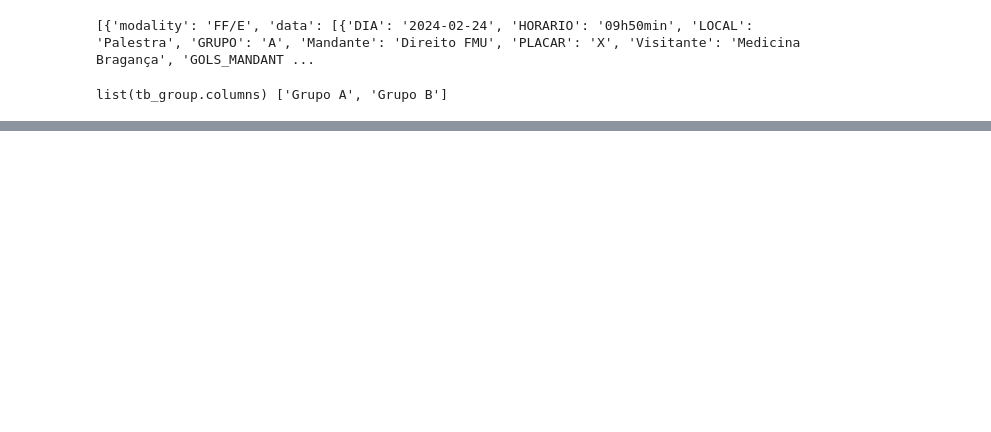
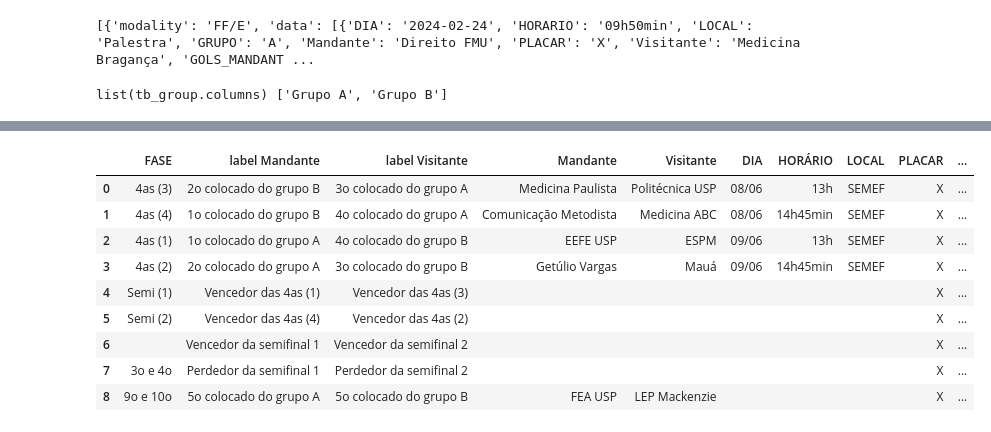
Before and after one commit to Vini9-9/NDU, a Jupyter notebook: teste.ipynb, the cells around one changed output, grey strips where cells are left out. Cells and saved outputs as stored; diff of their text form; code cells hidden in the pictures; blank space fills up the shorter version.

```diff
--- a/teste.ipynb
+++ b/teste.ipynb
@@ -132,0 +428,99 @@ list(tb_group.columns) ['Grupo A', 'Grupo B']
+# %%
+import pandas as pd
+import uuid
+
+def generate_game_id():
+    """Gera um ID único para um jogo."""
+    return str(uuid.uuid4())
+
+def corrigir_label(df_games):
+    """Corrige os rótulos das equipes."""
+    correction_label = {
+        'Vencedor d as 4as (4)': 'Vencedor das 4as (4)',
+        'Vencedor d as 4as (3)': 'Vencedor das 4as (3)',
+        'Vencedor d as 4as (2)': 'Vencedor das 4as (2)',
+        'Vencedor d as 4as (1)': 'Vencedor das 4as (1)',
+    }
+    # Função de validação e correção
+    def correct_label(label):
+        return correction_label.get(label.strip(), label.strip())
+
+    df_games['label Mandante'] = df_games['label Mandante'].apply(correct_label)
+    df_games['label Visitante'] = df_games['label Visitante'].apply(correct_label)
+    return df_games
+
+def corrigir_fase(df_games):
+    """Corrige as fases dos jogos."""
+    correction_label = {
+        '4a s (1)': '4as (1)',
+        '4a s (2)': '4as (2)',
+        '4a s (3)': '4as (3)',
+        '4a s (4)': '4as (4)',
+        'Sem i (1)': 'Semi (1)',
+        'Sem i (2)': 'Semi (2)',
+    }
+    # Função de validação e correção
+    def correct_fase(label):
+        return correction_label.get(label.strip(), label.strip())
+
+    df_games['FASE'] = df_games['FASE'].apply(correct_fase)
+    return df_games
+
+def generate_playoff_games(tables):
+    """Gera uma tabela de jogos a partir dos dados fornecidos."""
+
+    df = pd.DataFrame(tables)
+    # Lista para armazenar as novas linhas
+    new_rows = []
+
+    # Iterar sobre o DataFrame em blocos de 3 linhas
+    for i in range(0, len(df), 3):
+        row1 = df.iloc[i]
+        row2 = df.iloc[i+1]
+        row3 = df.iloc[i+2]
+
+        # Criar uma nova linha combinando as colunas especificadas
+        new_row = {
+            'FASE': (row1['FASE'] if pd.notna(row1['FASE']) else '') + ' ' + (row3['FASE'] if pd.notna(row3['FASE']) else ''),
+            'label Mandante': (row1['EQUIPE Mandante'].strip() if pd.notna(row1['EQUIPE Mandante']) else ''),
+            'label Visitante': (row1['EQUIPE Visitante'].strip() if pd.notna(row1['EQUIPE Visitante']) else ''),
+            'EQUIPE Mandante': (row3['EQUIPE Mandante'] if pd.notna(row3['EQUIPE Mandante']) else ''),
+            'EQUIPE Visitante': (row3['EQUIPE Visitante'] if pd.notna(row3['EQUIPE Visitante']) else ''),
+            'DIA': row2['DIA'] if pd.notna(row2['DIA']) else '',
+            'HORARIO': row2['HORÁRIO'] if pd.notna(row2['HORÁRIO']) else '',
+            'LOCAL': row2['LOCAL'] if pd.notna(row2['LOCAL']) else '',
+            'PLACAR': row2['PLACAR'] if pd.notna(row2['PLACAR']) else ''
+        }
+
+        new_row['SIMULADOR'] = False
+
+        # Adicionar a nova linha à lista
+        new_rows.append(new_row)
+
+    # Atualizar as colunas do DataFrame com as novas linhas
+    df_games = pd.DataFrame(new_rows)
+    df_games['ID'] = [generate_game_id() for _ in range(len(df_games))]
+    df_games.rename(columns={'HORÁRIO': 'HORARIO', 'EQUIPE Mandante': 'Mandante', 'EQUIPE Visitante': 'Visitante'}, inplace=True)
+    df_games[['GOLS_MANDANTE', 'GOLS_VISITANTE']] = df_games['PLACAR'].str.split('X', expand=True)
+    return df_games
+
+df_games_playoff = generate_playoff_games(tables[0])
+df_games_playoff = corrigir_label(df_games_playoff)
+df_games_playoff = corrigir_fase(df_games_playoff)
+# df_games_playoff = corrigir_times(df_games_playoff)
+# df_games_playoff = corrigir_local(df_games_playoff)
+# df_games_playoff = corrigir_horario(df_games_playoff)
+# df_games_playoff = corrigir_dia(df_games_playoff)
+df_games_playoff
+# create_games_files(df_games_playoff, filepath)
+# %% [output]
+|  | FASE | label Mandante | label Visitante | Mandante | Visitante | DIA | HORÁRIO | LOCAL | PLACAR | ... |
+| 0 | 4as (3) | 2o colocado do grupo B | 3o colocado do grupo A | Medicina Paulista | Politécnica USP | 08/06 | 13h | SEMEF | X | ... |
+| 1 | 4as (4) | 1o colocado do grupo B | 4o colocado do grupo A | Comunicação Metodista | Medicina ABC | 08/06 | 14h45min | SEMEF | X | ... |
+| 2 | 4as (1) | 1o colocado do grupo A | 4o colocado do grupo B | EEFE USP | ESPM | 09/06 | 13h | SEMEF | X | ... |
+| 3 | 4as (2) | 2o colocado do grupo A | 3o colocado do grupo B | Getúlio Vargas | Mauá | 09/06 | 14h45min | SEMEF | X | ... |
+| 4 | Semi (1) | Vencedor das 4as (1) | Vencedor das 4as (3) |  |  |  |  |  | X | ... |
+| 5 | Semi (2) | Vencedor das 4as (4) | Vencedor das 4as (2) |  |  |  |  |  | X | ... |
+| 6 |  | Vencedor da semifinal 1 | Vencedor da semifinal 2 |  |  |  |  |  | X | ... |
+| 7 | 3o e 4o | Perdedor da semifinal 1 | Perdedor da semifinal 2 |  |  |  |  |  | X | ... |
+| 8 | 9o e 10o | 5o colocado do grupo A | 5o colocado do grupo B | FEA USP | LEP Mackenzie |  |  |  | X | ... |
```
Also changed, not shown: parts of 14 cells of this notebook, 15 other files.
